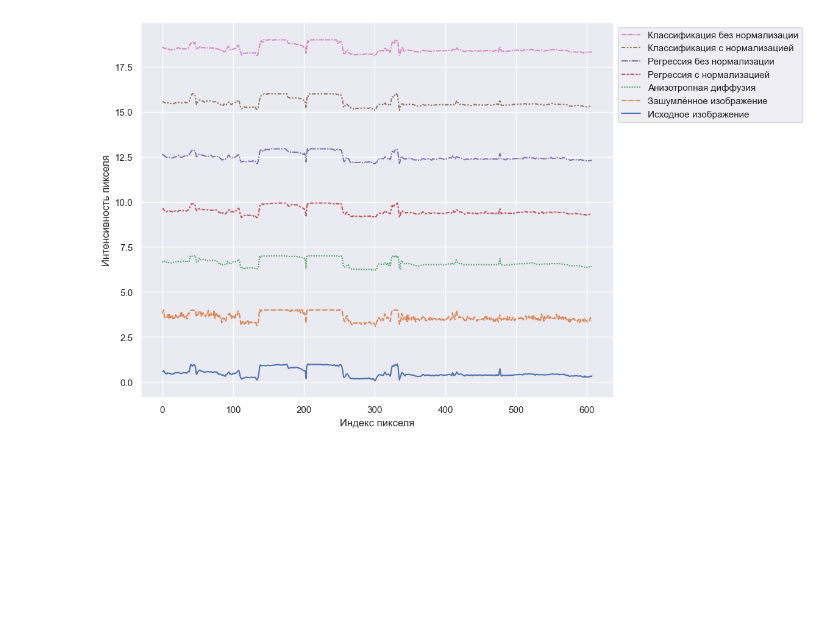
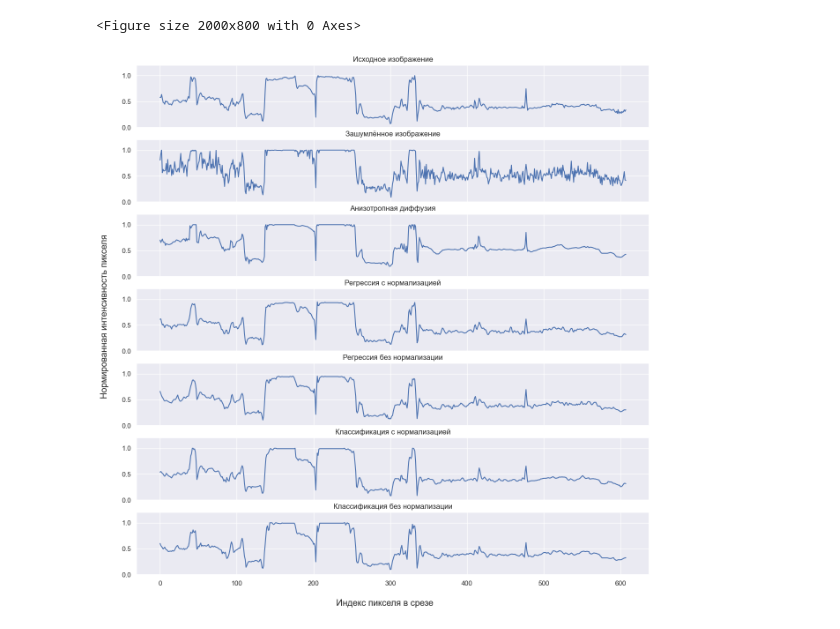
Before and after one commit to Felecort/NN_Filter_Radiolocation_Imgs, a Jupyter notebook: results/results_proc.ipynb, the cells around one changed output. Cells and saved outputs as stored; diff of their text form; code cells hidden in the pictures; blank space fills up the shorter version.

```diff
--- a/results/results_proc.ipynb
+++ b/results/results_proc.ipynb
@@ -44,27 +40,26 @@ show_clice_line(IMAGE_NAME, PATHS, ORIGINAL_NAME, SLICE_INDEX)
 # %%
 # Images slices
-def plot_slices(img_name: str, paths: OrderedDict, slice_idx=200, shift=3):
+def plot_slices(img_name: str, paths: OrderedDict, slice_idx=200):
 
     # Open image, convert to array, normalize
     images_list = [(np.array(Image.open(img / img_name)) / 255) for img in paths.values()]
 
-    # Get slice, shift for y by some value, transpose arr
-    y_list = np.transpose(np.array([img[slice_idx] + (shift * i) for img, i in zip(images_list, list(range(len(images_list))))]))
+    # Create list of slices
+    y_list = np.array([img[slice_idx] for img in images_list])
+    plt.figure(figsize=(20, 8))
 
-    data = pd.DataFrame(y_list, columns=paths.keys())
-
-    plt.figure(figsize=(10,8))
-
-    sns.lineplot(data)
-
-    plt.ylabel('Интенсивность пикселя')
-    plt.xlabel('Индекс пикселя')
-    # plt.title("Срезы различных изображений")
-    plt.legend(loc='upper left', bbox_to_anchor=(1, 1), shadow=False, reverse=True)
+    fig, axs = plt.subplots(len(y_list), 1, sharex=True, figsize=(15, 15))
+    for ax, data, title in zip(axs, y_list, paths.keys()):
+        ax.plot(data)
+        ax.set_ylim(ymin=0, ymax=1.2)
+        ax.set_title(title)
+    fig.supxlabel('Индекс пикселя в срезе', y=0.06)
+    fig.supylabel('Нормированная интенсивность пикселя', x=0.07)
 
     plt.show()
 # %%
-plot_slices(IMAGE_NAME, PATHS, SLICE_INDEX, SHIFT_BY_Y)
+plot_slices(IMAGE_NAME, PATHS, SLICE_INDEX);
 # %% [output]
+<Figure size 2000x800 with 0 Axes>
-[figure, old version]
+[figure, new version]
 # %%
```
Also changed, not shown: parts of 5 cells of this notebook, 8 other files.
